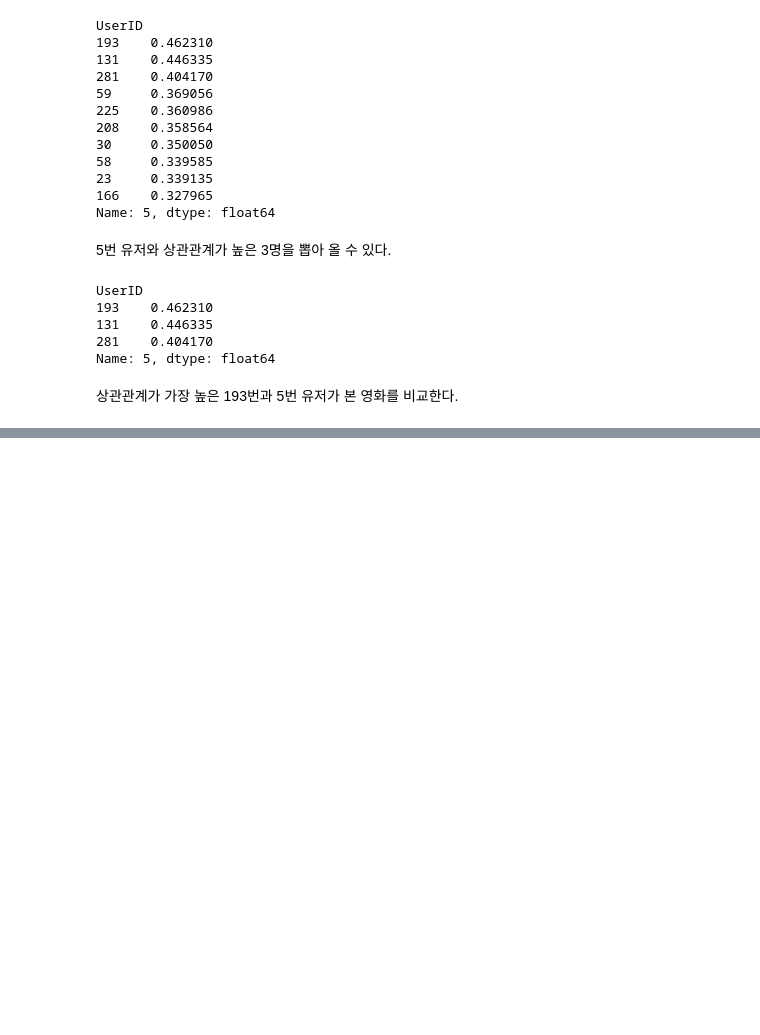
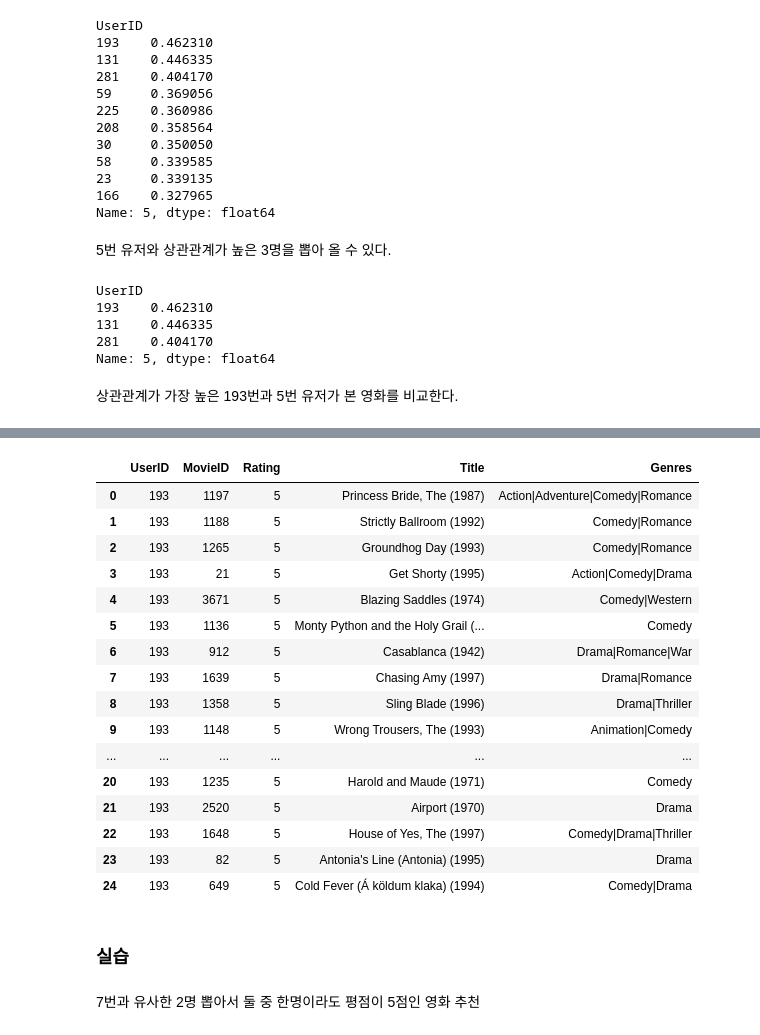
Before and after one commit to dlscks/pythondemo, a Jupyter notebook: python_31_영화추천.ipynb, the cells around one changed output, grey strips where cells are left out. Cells and saved outputs as stored; diff of their text form; code cells hidden in the pictures; blank space fills up the shorter version.

```diff
--- a/python_31_영화추천.ipynb
+++ b/python_31_영화추천.ipynb
@@ -683,0 +792,33 @@ Name: 5, dtype: float64
+# %%
+# user_id(193), other_id(5)
+
+# 함수 정의로 일반화
+def unseen_movie(user_id, other_id):
+  unseen = set(movie_seen(user_id).index) - set(movie_seen(other_id).index)
+  unseen_movie = recommendation_data[recommendation_data.MovieID.isin(unseen)]
+  return unseen_movie[(unseen_movie.Rating==5) & (unseen_movie.UserID==user_id)].merge(movies)
+# %%
+# 193번은 보고 5번은 안 본 영화 중에 평점 5점인 영화를 유저 5번에 추천
+unseen_movie(193,5)
+# %% [output]
+|  | UserID | MovieID | Rating | Title | Genres |
+| 0 | 193 | 1197 | 5 | Princess Bride, The (1987) | Action|Adventure|Comedy|Romance |
+| 1 | 193 | 1188 | 5 | Strictly Ballroom (1992) | Comedy|Romance |
+| 2 | 193 | 1265 | 5 | Groundhog Day (1993) | Comedy|Romance |
+| 3 | 193 | 21 | 5 | Get Shorty (1995) | Action|Comedy|Drama |
+| 4 | 193 | 3671 | 5 | Blazing Saddles (1974) | Comedy|Western |
+| 5 | 193 | 1136 | 5 | Monty Python and the Holy Grail (... | Comedy |
+| 6 | 193 | 912 | 5 | Casablanca (1942) | Drama|Romance|War |
+| 7 | 193 | 1639 | 5 | Chasing Amy (1997) | Drama|Romance |
+| 8 | 193 | 1358 | 5 | Sling Blade (1996) | Drama|Thriller |
+| 9 | 193 | 1148 | 5 | Wrong Trousers, The (1993) | Animation|Comedy |
+| ... | ... | ... | ... | ... | ... |
+| 20 | 193 | 1235 | 5 | Harold and Maude (1971) | Comedy |
+| 21 | 193 | 2520 | 5 | Airport (1970) | Drama |
+| 22 | 193 | 1648 | 5 | House of Yes, The (1997) | Comedy|Drama|Thriller |
+| 23 | 193 | 82 | 5 | Antonia's Line (Antonia) (1995) | Drama |
+| 24 | 193 | 649 | 5 | Cold Fever (Á köldum klaka) (1994) | Comedy|Drama |
+# %% [markdown]
+### 실습
+# %% [markdown]
+7번과 유사한 2명 뽑아서 둘 중 한명이라도 평점이 5점인 영화 추천
```
Also changed, not shown: parts of 9 cells of this notebook.
